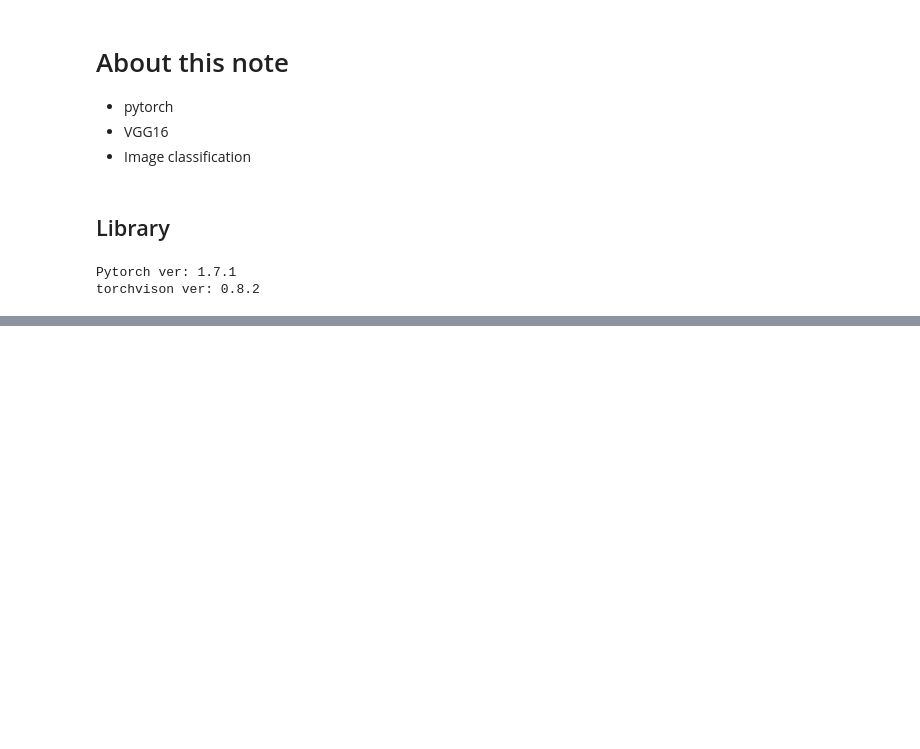
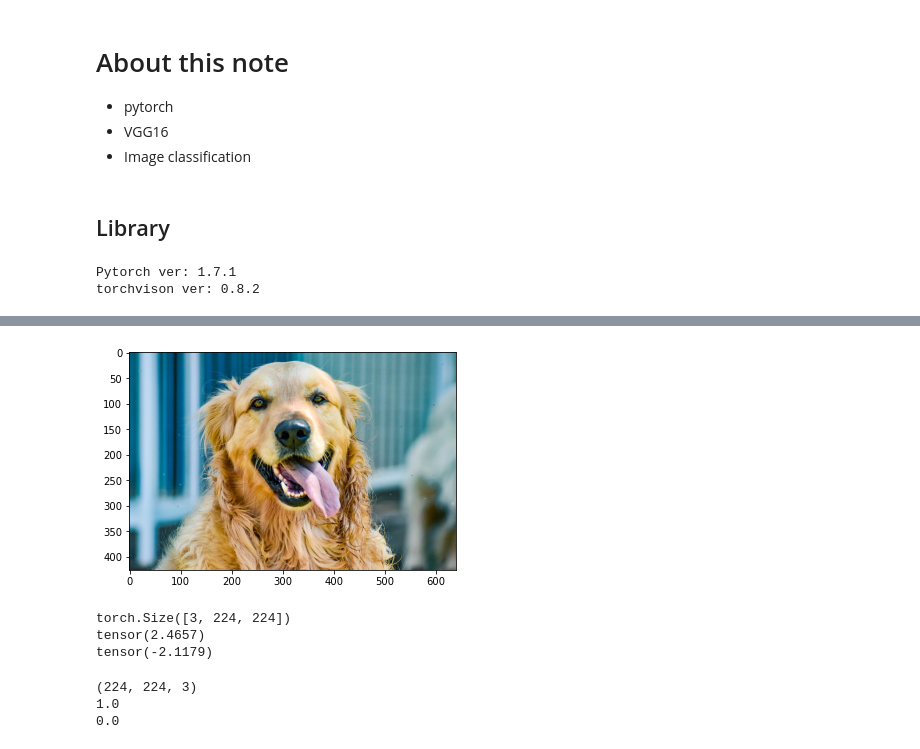
Before and after one commit to kazukim10/Code_Scrach, a Jupyter notebook: VGG16/VGG16_pytorch.ipynb, the cells around one changed output, grey strips where cells are left out. Cells and saved outputs as stored; diff of their text form; code cells hidden in the pictures; blank space fills up the shorter version.

```diff
--- a/VGG16/VGG16_pytorch.ipynb
+++ b/VGG16/VGG16_pytorch.ipynb
@@ -53,0 +69,28 @@ class BaseTransform():
+# %%
+image_path = './goldenretriever-3724972_640.jpg'
+img = Image.open(image_path)
+# %%
+# 画像表示
+plt.imshow(img);
+# %% [output]
+[figure, added]
+# %%
+transform = BaseTransform()
+img_transformed = transform(img)
+print(img_transformed.shape)
+print(img_transformed.max())
+print(img_transformed.min())
+# %% [output]
+torch.Size([3, 224, 224])
+tensor(2.4657)
+tensor(-2.1179)
+# %%
+img_transformed = img_transformed.numpy().transpose((1,2,0))
+img_transformed = np.clip(img_transformed, 0, 1)
+print(img_transformed.shape)
+print(img_transformed.max())
+print(img_transformed.min())
+# %% [output]
+(224, 224, 3)
+1.0
+0.0
```
Also changed, not shown: parts of 8 cells of this notebook.
